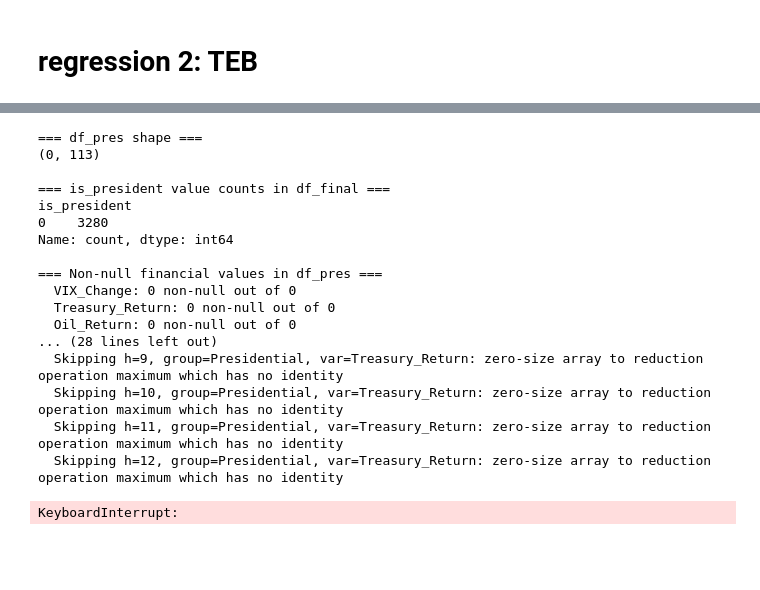
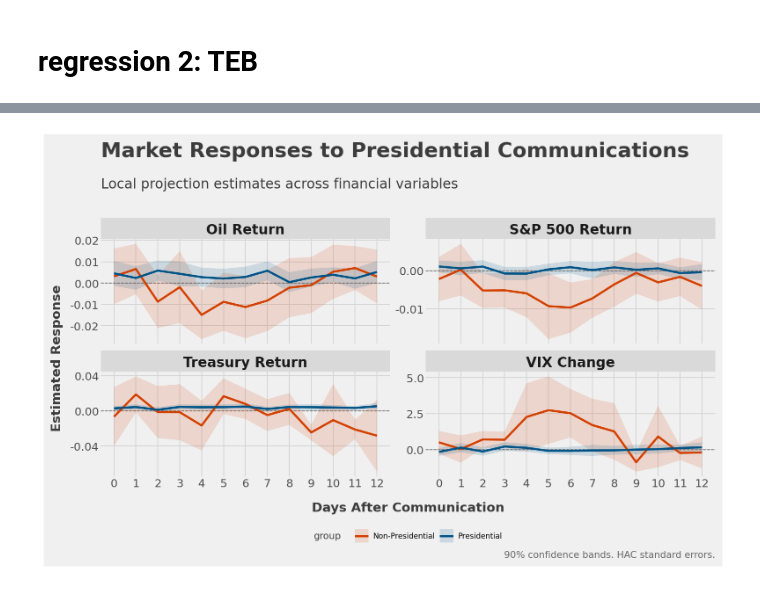
Before and after one commit to jzuckerman1/TwitterDissemination, a Jupyter notebook: hypothesis_test.ipynb, the cells around one changed output, grey strips where cells are left out. Saved outputs shown, nothing was run; the diff lists cells and outputs as text; code cells hidden in the pictures; blank space fills up the shorter version.

```diff
--- a/hypothesis_test.ipynb
+++ b/hypothesis_test.ipynb
@@ -325,7 +643,8 @@ with open("outfile.html", "w") as f:
 # %%
 for fvar in fin_vars:
     for word in res_words[fvar]:
-        df_final[word] = df_final['text'].fillna('').apply(lambda x: word in x)
+        colname = f'contains_{word}'
+        df_final[colname] = df_final['text'].fillna('').apply(lambda x: word in x)
 df_final[df_final['is_president'] == 1]
 # %% [output]
 |  | VIXCLS | Treasury_Yield | Oil_Price | SNP500 | VIX_Change | Treasury_Return | Oil_Return | SNP500_Return | ... |
@@ -337,7 +667,8 @@ import statsmodels.formula.api as smf
 # add controls for each finvar
 for fvar in fin_vars:
     for word in res_words[fvar]:
-        df_final[word] = df_final['text'].apply(lambda x: word in x)
+        colname = f'contains_{word}'
+        df_final[colname] = df_final['text'].fillna('').apply(lambda x: word in x)
 
 # Print the regression summary
 # print(model.summary2())
@@ -352,7 +683,7 @@ with open("outfile.html", "w") as f:
 models = []
 
 for fvar in fin_vars:
-    models.append(smf.ols(formula=f"{fvar} ~ is_president + C(platform) + C(author) + {' + '.join(word for word in res_words[fvar])}", data=df_final).fit())
+    models.append(smf.ols(formula=f"{fvar} ~ is_president + C(platform) + C(author) + {' + '.join(f'contains_{word}' for word in res_words[fvar])}", data=df_final).fit())
 
 sg = Stargazer(models)
 sg.title("OLS with Presidential and Keyword controls")
@@ -401,9 +730,8 @@ GREY40 = "#666666"
 
 for fvar in fin_vars:
     for word in res_words[fvar]:
-        df_final[word] = df_final["text"].apply(
-            lambda x: int(word in x)
-        )
+        colname = f'contains_{word}'
+        df_final[colname] = df_final['text'].fillna('').apply(lambda x: word in x)
 
 # =====================================================
 # LOCAL PROJECTION FUNCTION
@@ -427,7 +755,7 @@ def run_local_projection(df, yvar, horizons, group_label):
         ]
 
         valid_keywords = [
-            w for w in res_words[yvar]
+            f'contains_{w}' for w in res_words[yvar]
             if w in df_h.columns and df_h[w].nunique() > 1
         ]
 
@@ -473,18 +801,18 @@ df_pres     = df_final[df_final["is_president"] == 1].copy()
 df_non_pres = df_final[df_final["is_president"] == 0].copy()
 
 
-print("=== df_pres shape ===")
-print(df_pres.shape)
+# print("=== df_pres shape ===")
+# print(df_pres.shape)
 
-print("\n=== is_president value counts in df_final ===")
-print(df_final["is_president"].value_counts())
+# print("\n=== is_president value counts in df_final ===")
+# print(df_final["is_president"].value_counts())
 
-print("\n=== Non-null financial values in df_pres ===")
-for fvar in fin_vars:
-    print(f"  {fvar}: {df_pres[fvar].notna().sum()} non-null out of {len(df_pres)}")
+# print("\n=== Non-null financial values in df_pres ===")
+# for fvar in fin_vars:
+#     print(f"  {fvar}: {df_pres[fvar].notna().sum()} non-null out of {len(df_pres)}")
 
-print("\n=== Sample of df_pres ===")
-print(df_pres[["is_president", "text"] + fin_vars].head(10))
+# print("\n=== Sample of df_pres ===")
+# print(df_pres[["is_president", "text"] + fin_vars].head(10))
 
 all_irfs = []
 
@@ -605,7 +933,7 @@ p = (
     + theme(
 
         # Bigger overall figure
-        figure_size=(20, 14),
+        figure_size=(11, 7),
         dpi=140,
 
         # Remove legend redundancy
@@ -638,51 +966,34 @@ p = (
 
         axis_title_y=element_text(
             size=15,
             face="bold"
         ),
 
         axis_text_x=element_text(
             size=13
         ),
 
         axis_text_y=element_text(
             size=13
         ),
 
         # Caption
         plot_caption=element_text(
             size=11,
             color=GREY40
         ),
 
         # More spacing
         subplots_adjust={
             "wspace": 0.25,
             "hspace": 0.30
         }
     )
 )
 
 p.draw()
 # %% [output]
-=== df_pres shape ===
-(0, 113)
-
-=== is_president value counts in df_final ===
-is_president
-0    3280
-Name: count, dtype: int64
-
-=== Non-null financial values in df_pres ===
-  VIX_Change: 0 non-null out of 0
-  Treasury_Return: 0 non-null out of 0
-  Oil_Return: 0 non-null out of 0
-... (28 lines left out)
-  Skipping h=9, group=Presidential, var=Treasury_Return: zero-size array to reduction operation maximum which has no identity
-  Skipping h=10, group=Presidential, var=Treasury_Return: zero-size array to reduction operation maximum which has no identity
-  Skipping h=11, group=Presidential, var=Treasury_Return: zero-size array to reduction operation maximum which has no identity
-  Skipping h=12, group=Presidential, var=Treasury_Return: zero-size array to reduction operation maximum which has no identity
-KeyboardInterrupt:
+[figure, added]
 # %%
 df_final
 # %% [output]
```
Also changed, not shown: parts of 5 cells of this notebook, 3 other files.
